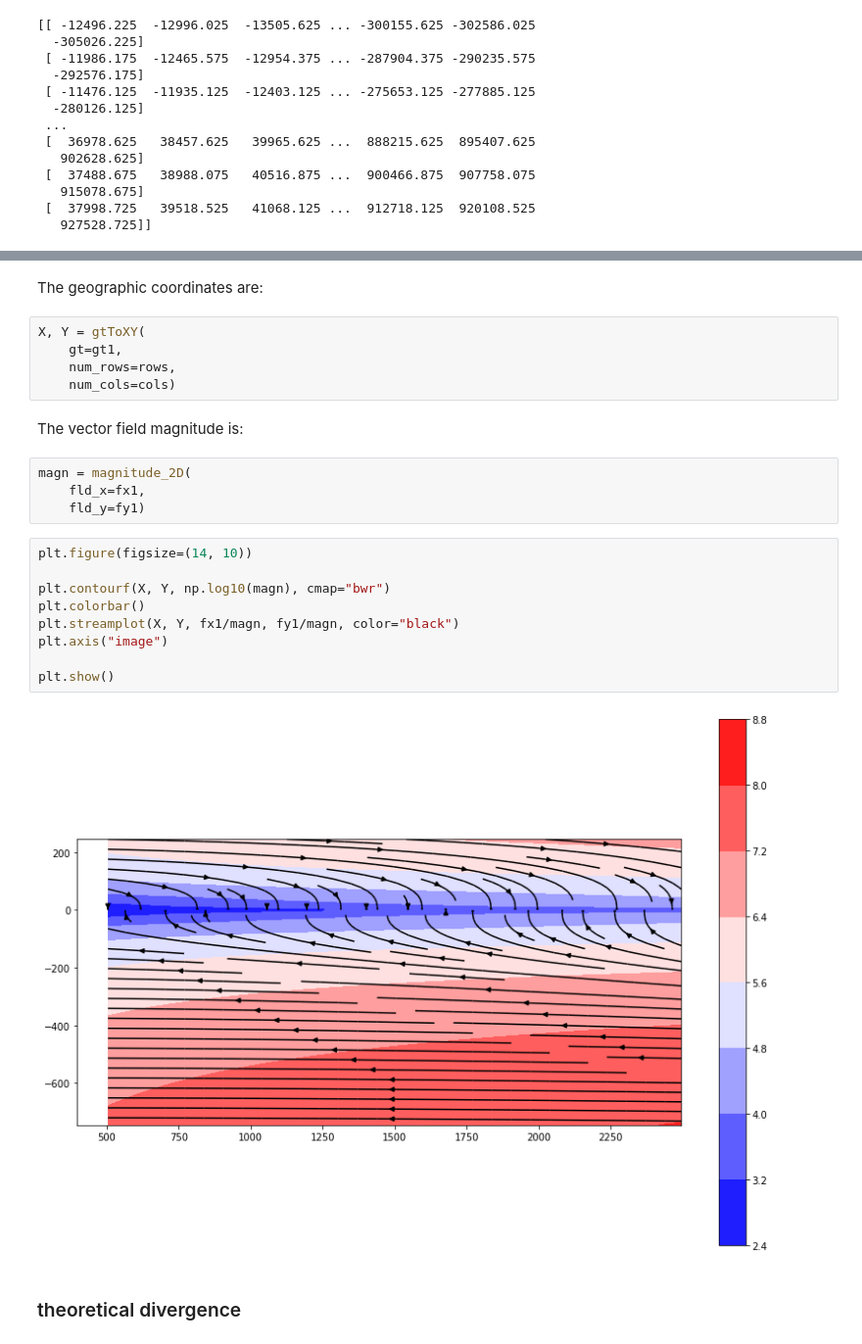
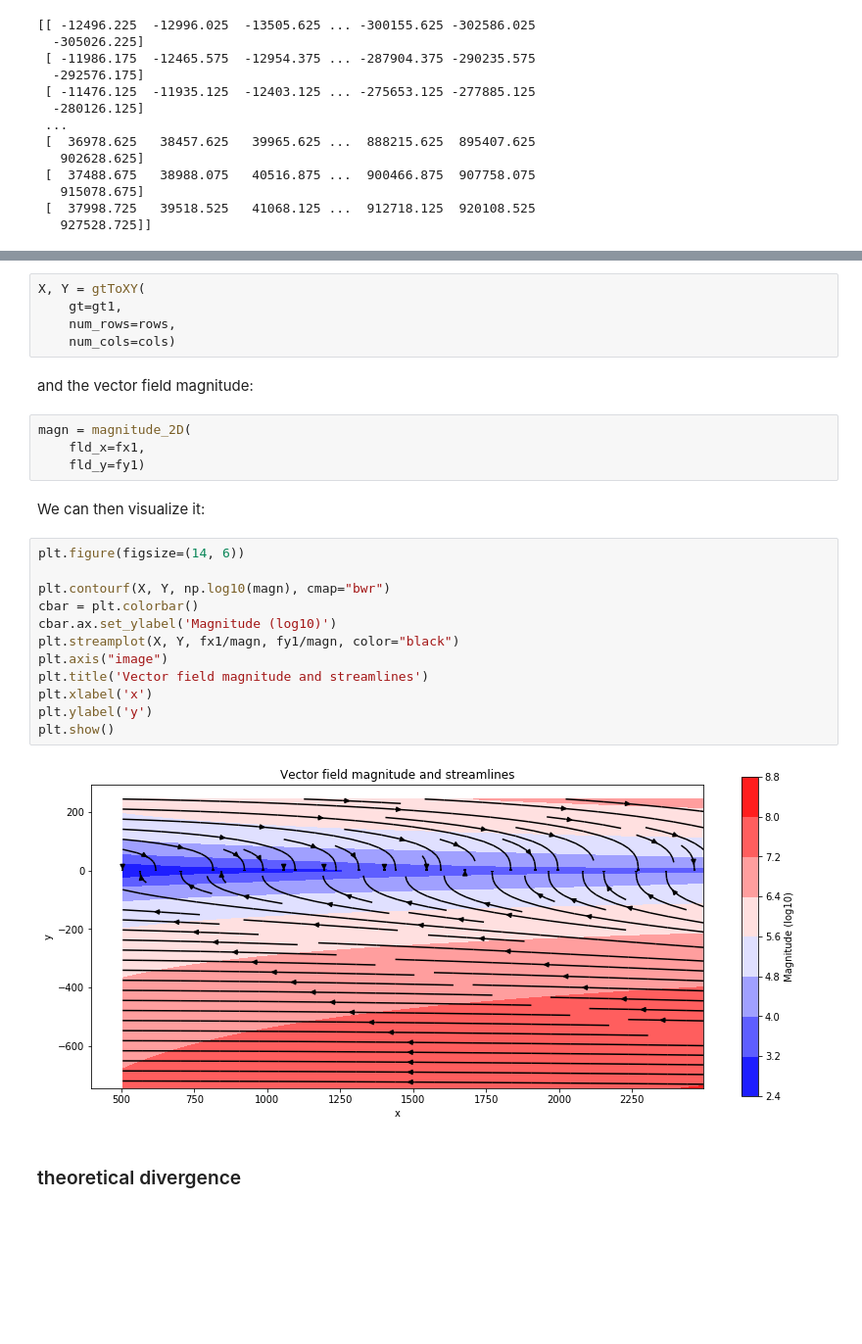
Before and after one commit to mauroalberti/VectorFieldCalc, a Jupyter notebook: pygsf/docs/notebooks/Fields - divergence, curl module and other vector field parameters.ipynb, the cells around one changed output, grey strips where cells are left out. Shown at 98% size. Drawn from its saved outputs; the diff is of its cells as text; blank space fills up the shorter version.

Commit message:
Checking fields

```diff
--- a/pygsf/docs/notebooks/Fields - divergence, curl module and other vector field parameters.ipynb
+++ b/pygsf/docs/notebooks/Fields - divergence, curl module and other vector field parameters.ipynb
@@ -144,27 +144,30 @@ We visualize the parameters of the flow.
-# %% [markdown]
-The geographic coordinates are:
 # %%
 X, Y = gtToXY(
     gt=gt1,
     num_rows=rows,
     num_cols=cols)
 # %% [markdown]
-The vector field magnitude is:
+and the vector field magnitude:
 # %%
 magn = magnitude_2D(
     fld_x=fx1,
     fld_y=fy1)
+# %% [markdown]
+We can then visualize it:
 # %%
-plt.figure(figsize=(14, 10))
+plt.figure(figsize=(14, 6))
 
 plt.contourf(X, Y, np.log10(magn), cmap="bwr")
-plt.colorbar()
+cbar = plt.colorbar()
+cbar.ax.set_ylabel('Magnitude (log10)')
 plt.streamplot(X, Y, fx1/magn, fy1/magn, color="black")
 plt.axis("image")
-
+plt.title('Vector field magnitude and streamlines')
+plt.xlabel('x')
+plt.ylabel('y')
 plt.show()
 # %% [output]
-[figure, old version]
+[figure, new version]
 # %% [markdown]
 ### theoretical divergence
 # %% [markdown]
```
Also changed, not shown: parts of 8 cells of this notebook, 12 other files.
